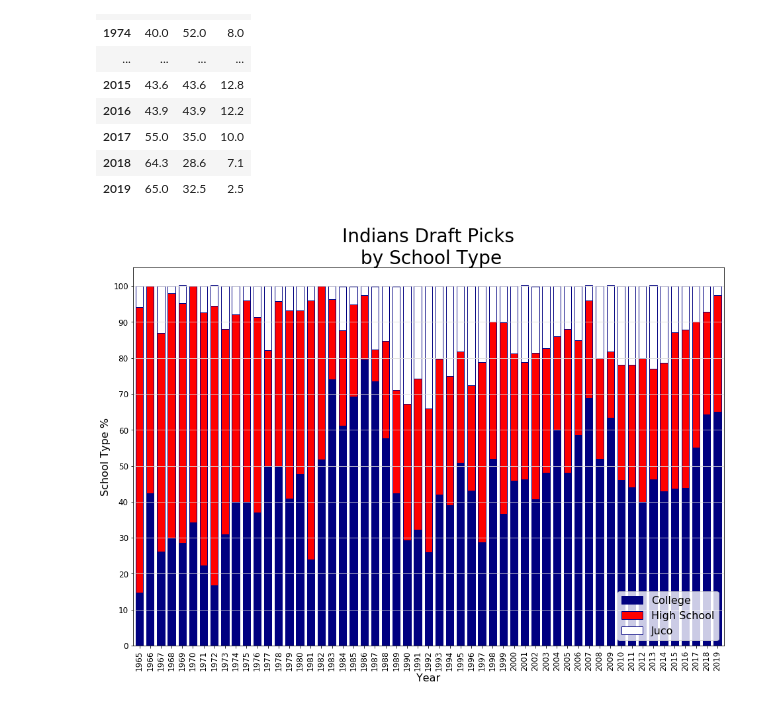
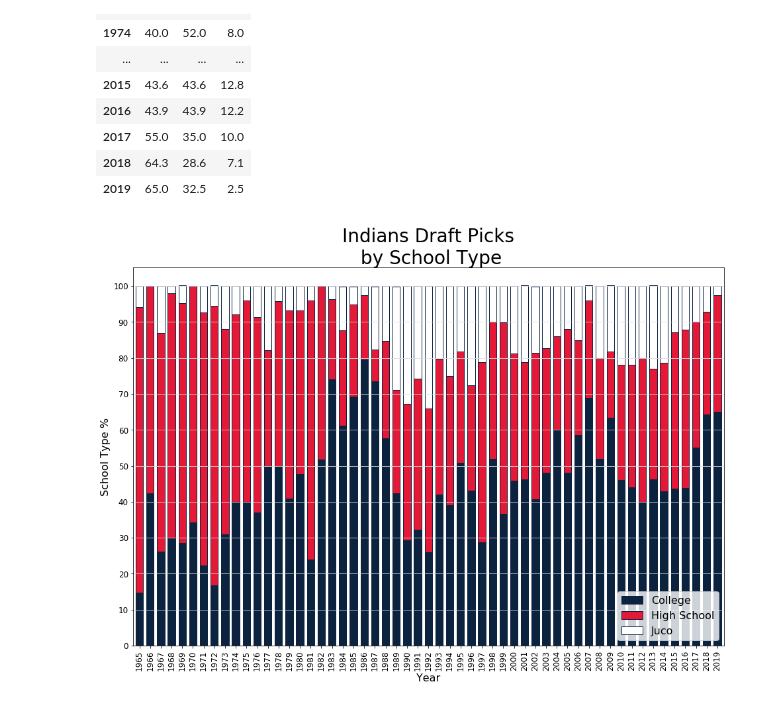
Before and after one commit to DailyAdamG/Draft-Research-By-Franchise, a Jupyter notebook: CLE/Cleveland Indians File.ipynb, the cells around one changed output. Cells and saved outputs as stored; diff of their text form; code cells hidden in the pictures.

```diff
--- a/CLE/Cleveland Indians File.ipynb
+++ b/CLE/Cleveland Indians File.ipynb
@@ -169,17 +169,17 @@ draft_year_school_table_pct = pd.crosstab(indians_data["Year"], indians_data["Ty
 # %%
 #Bar chart of table above
 
-colors = ["navy", "red", "white"]
+colors = ["#0C2340", "#E31937", "white"]
 
 (100 * round(draft_year_school_table_pct,3)).plot(kind = "bar", color = colors, width = .7, fontsize = 12,
-edgecolor = "navy", stacked = True, figsize = (16, 10.5))
+edgecolor = "#0C2340", stacked = True, figsize = (16, 10.5))
 plt.title("Indians Draft Picks\n by School Type", size = 28)
 plt.xlabel("Year", size = 16)
 plt.ylabel("School Type %", size = 16)
 plt.yticks(np.arange(0, 101, step = 10))
 plt.legend(["College", "High School", "Juco"], loc = "lower right", fontsize = 16)
 plt.grid(color = "gainsboro", linestyle = "-", axis = "y")
 plt.savefig("Indians Draft Picks by School Type.png")
 plt.show()
 # %% [output]
-[figure, old version]
+[figure, new version]
```
Also changed, not shown: parts of 1 cell of this notebook, 42 other files.
